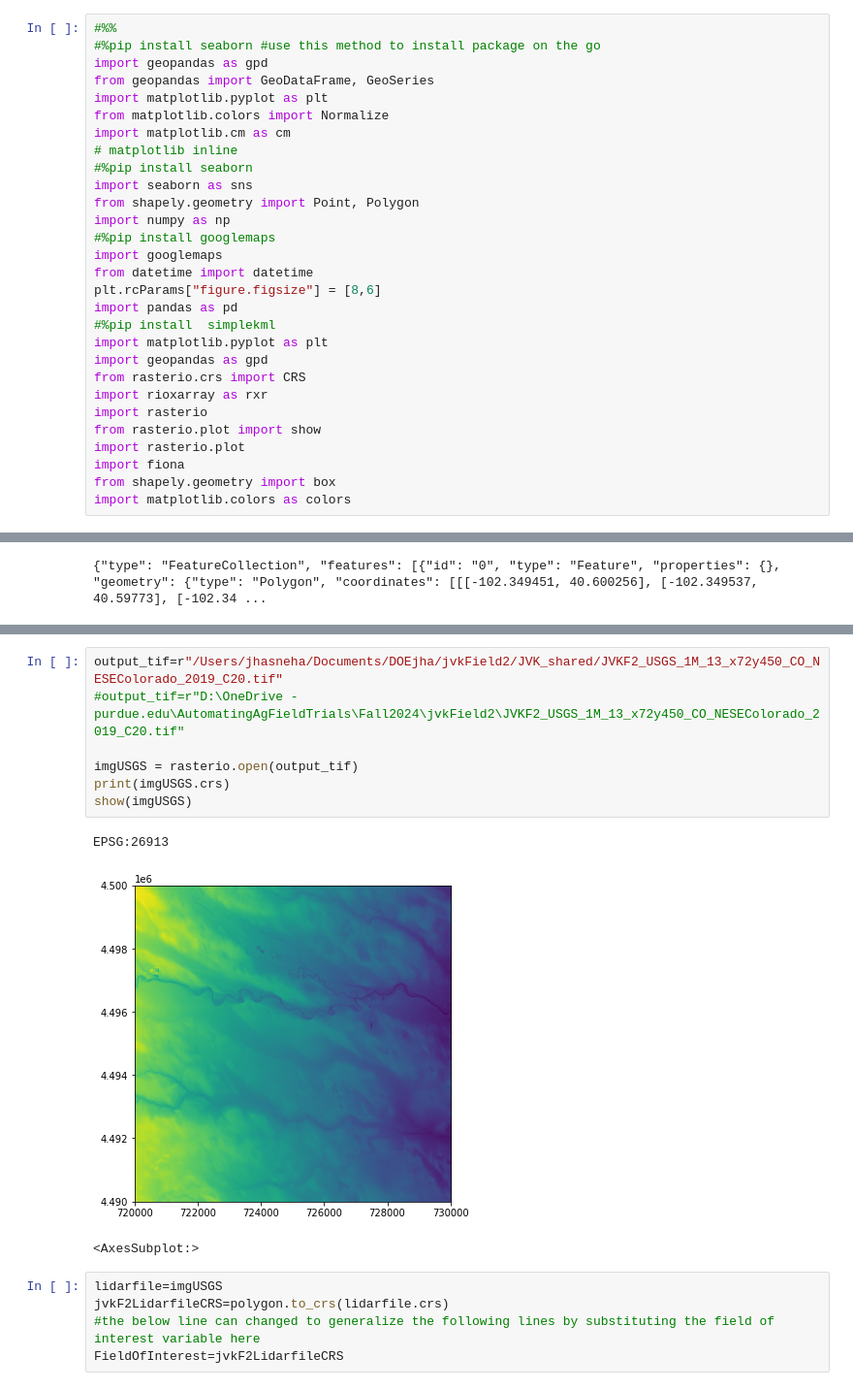
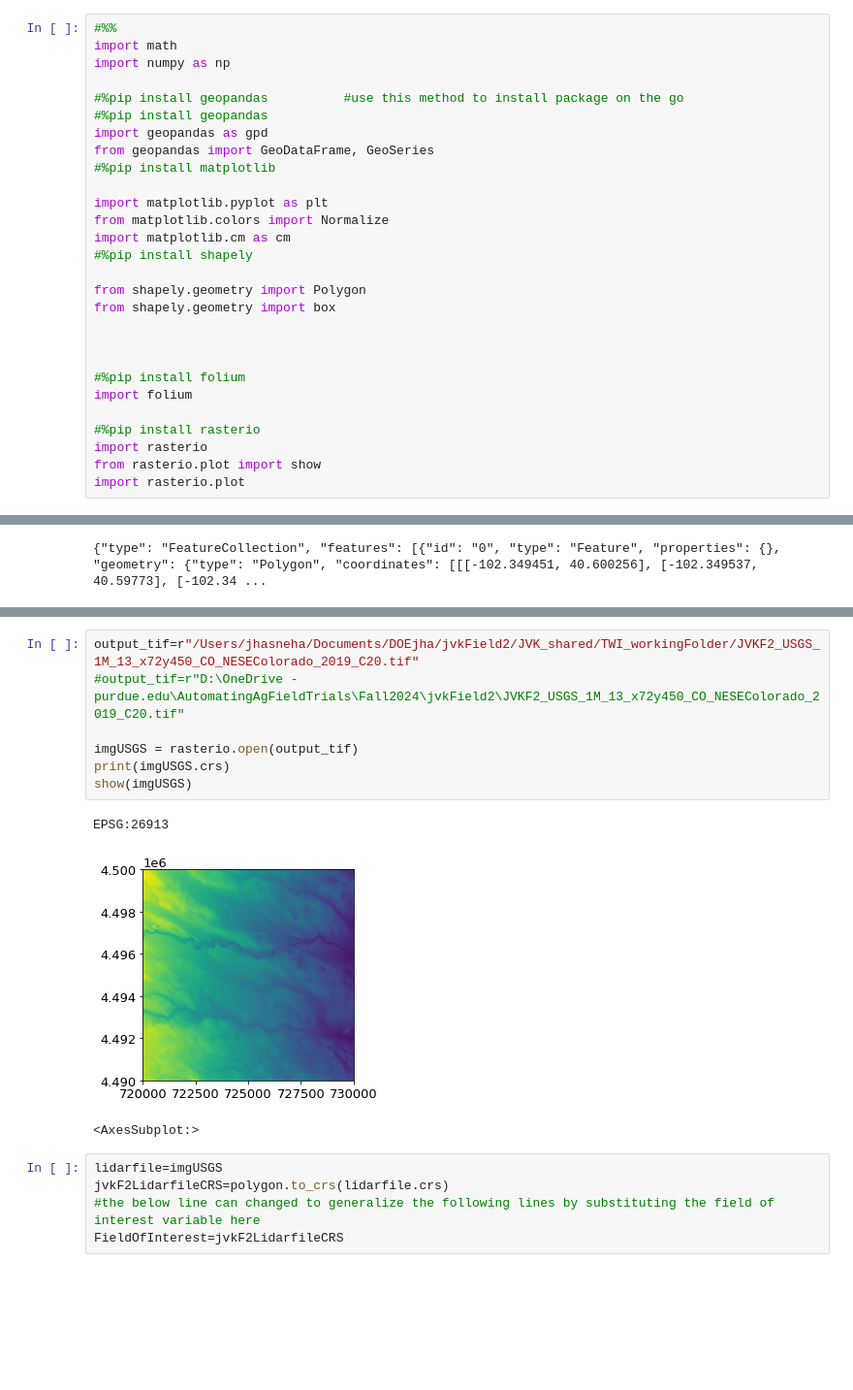
Before and after one commit to venomj26/TWI, a Jupyter notebook: topoAnalysisTWI.ipynb, the cells around one changed output, grey strips where cells are left out. Shown: that part at 97% size. Saved outputs shown, nothing was run; the diff lists cells and outputs as text; blank space fills up the shorter version.

```diff
--- a/topoAnalysisTWI.ipynb
+++ b/topoAnalysisTWI.ipynb
@@ -1,32 +1,31 @@
 # %%
 #%%
-#%pip install seaborn #use this method to install package on the go
+import math
+import numpy as np
+
+#%pip install geopandas          #use this method to install package on the go
+#%pip install geopandas
 import geopandas as gpd
 from geopandas import GeoDataFrame, GeoSeries
+#%pip install matplotlib
+
 import matplotlib.pyplot as plt
 from matplotlib.colors import Normalize
 import matplotlib.cm as cm
-# matplotlib inline
-#%pip install seaborn
-import seaborn as sns
-from shapely.geometry import Point, Polygon
-import numpy as np
-#%pip install googlemaps
-import googlemaps
-from datetime import datetime
-plt.rcParams["figure.figsize"] = [8,6]
-import pandas as pd
-#%pip install  simplekml
-import matplotlib.pyplot as plt
-import geopandas as gpd
-from rasterio.crs import CRS
-import rioxarray as rxr
+#%pip install shapely
+
+from shapely.geometry import Polygon
+from shapely.geometry import box
+
+
+
+#%pip install folium
+import folium
+
+#%pip install rasterio
 import rasterio
 from rasterio.plot import show
 import rasterio.plot
-import fiona
-from shapely.geometry import box
-import matplotlib.colors as colors
 # %%
 
 #import utm
@@ -68,15 +65,15 @@ map
 # %% [output]
 [interactive output not drawn]
 # %%
-output_tif=r"/Users/jhasneha/Documents/DOEjha/jvkField2/JVK_shared/JVKF2_USGS_1M_13_x72y450_CO_NESEColorado_2019_C20.tif"
+output_tif=r"/Users/jhasneha/Documents/DOEjha/jvkField2/JVK_shared/TWI_workingFolder/JVKF2_USGS_1M_13_x72y450_CO_NESEColorado_2019_C20.tif"
 #output_tif=r"D:\OneDrive - purdue.edu\AutomatingAgFieldTrials\Fall2024\jvkField2\JVKF2_USGS_1M_13_x72y450_CO_NESEColorado_2019_C20.tif"
 
 imgUSGS = rasterio.open(output_tif)
 print(imgUSGS.crs)
 show(imgUSGS)
 # %% [output]
 EPSG:26913
-[figure, old version]
+[figure, new version]
 <AxesSubplot:>
 # %%
 lidarfile=imgUSGS
```
Also changed, not shown: parts of 16 cells of this notebook.
